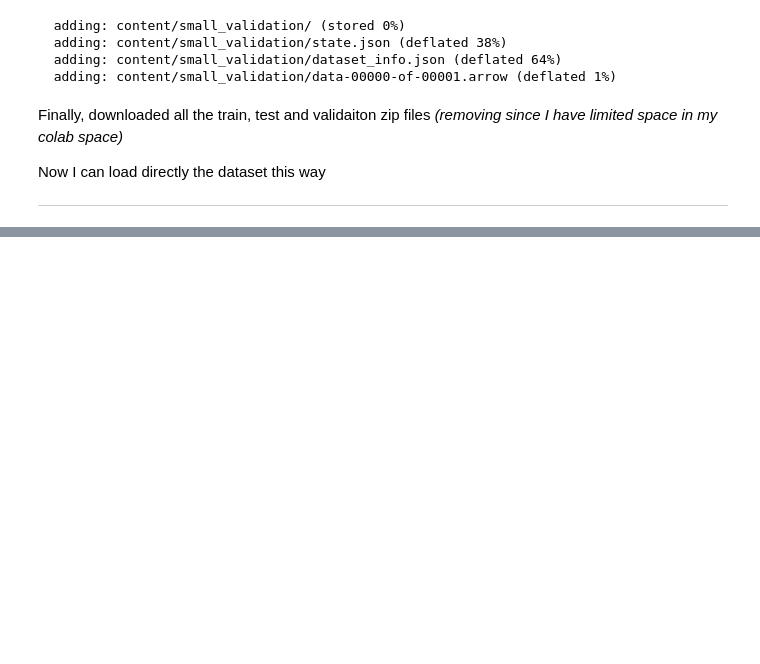
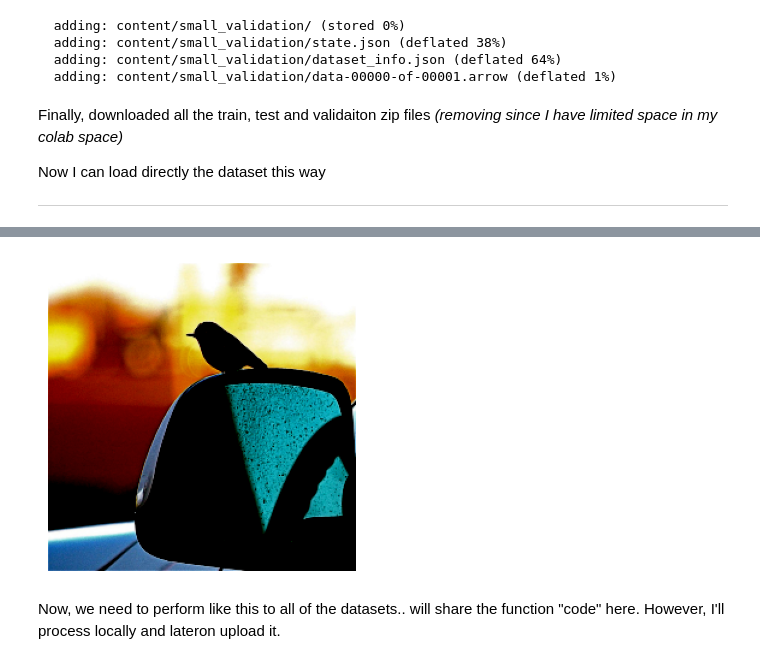
Before and after one commit to Firojpaudel/DALL-E_type_model_build, a Jupyter notebook: Build.ipynb, the cells around one changed output, grey strips where cells are left out. Drawn from its saved outputs; the diff is of its cells as text; code cells hidden in the pictures; blank space fills up the shorter version.

```diff
--- a/Build.ipynb
+++ b/Build.ipynb
@@ -92,0 +156,22 @@ Now I can load directly the dataset this way
+# %%
+##@ Creating a transformation pipeline
+
+from torchvision import transforms
+
+transform = transforms.Compose([
+    transforms.Resize((256, 256)),
+    transforms.ToTensor(),
+    transforms.Normalize(mean=[0.5, 0.5, 0.5], std=[0.5, 0.5, 0.5])
+])
+# %%
+##@ Checking for the sample image earlier
+sample_image_transformed = transform(sample_image)
+
+plt.figure(figsize=(4, 4))
+plt.axis('off')
+plt.imshow(sample_image_transformed.permute(1, 2, 0))
+plt.show()
+# %% [output]
+[figure, added]
+# %% [markdown]
+Now, we need to perform like this to all of the datasets.. will share the function "code" here. However, I'll process locally and lateron upload it.
```
Also changed, not shown: parts of 10 cells of this notebook.
